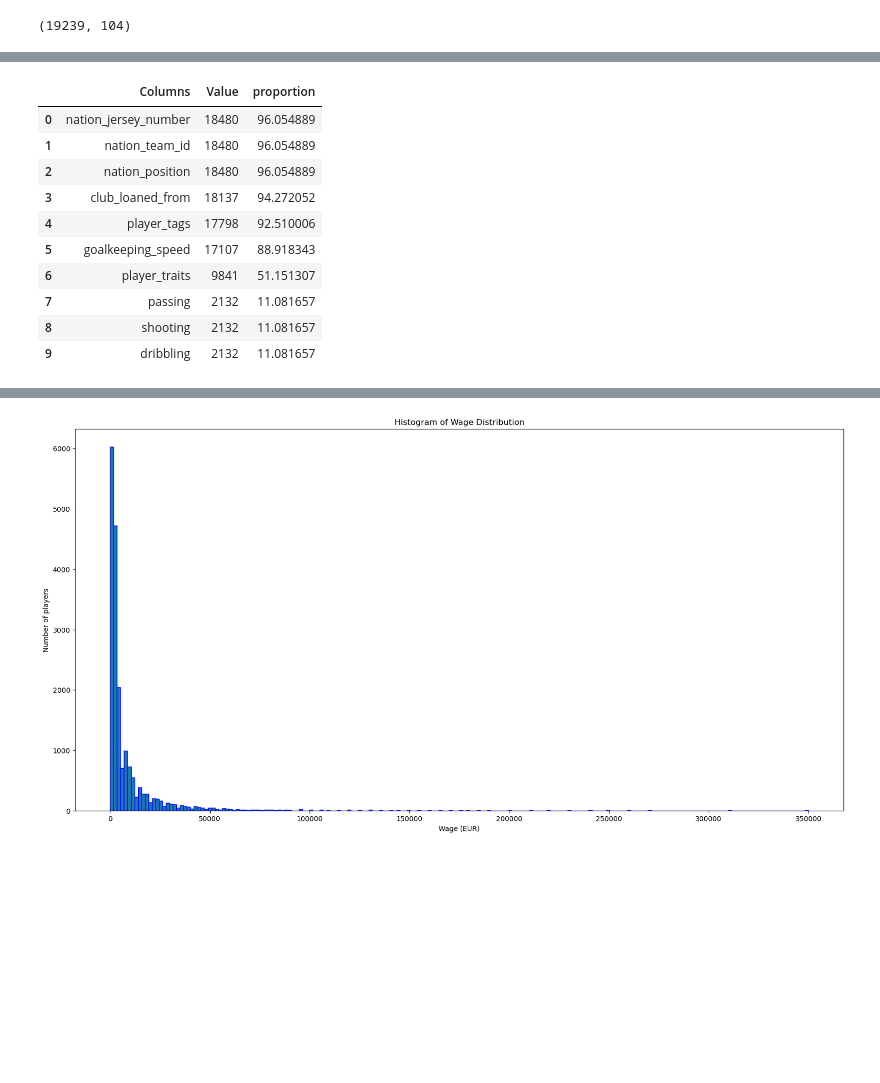
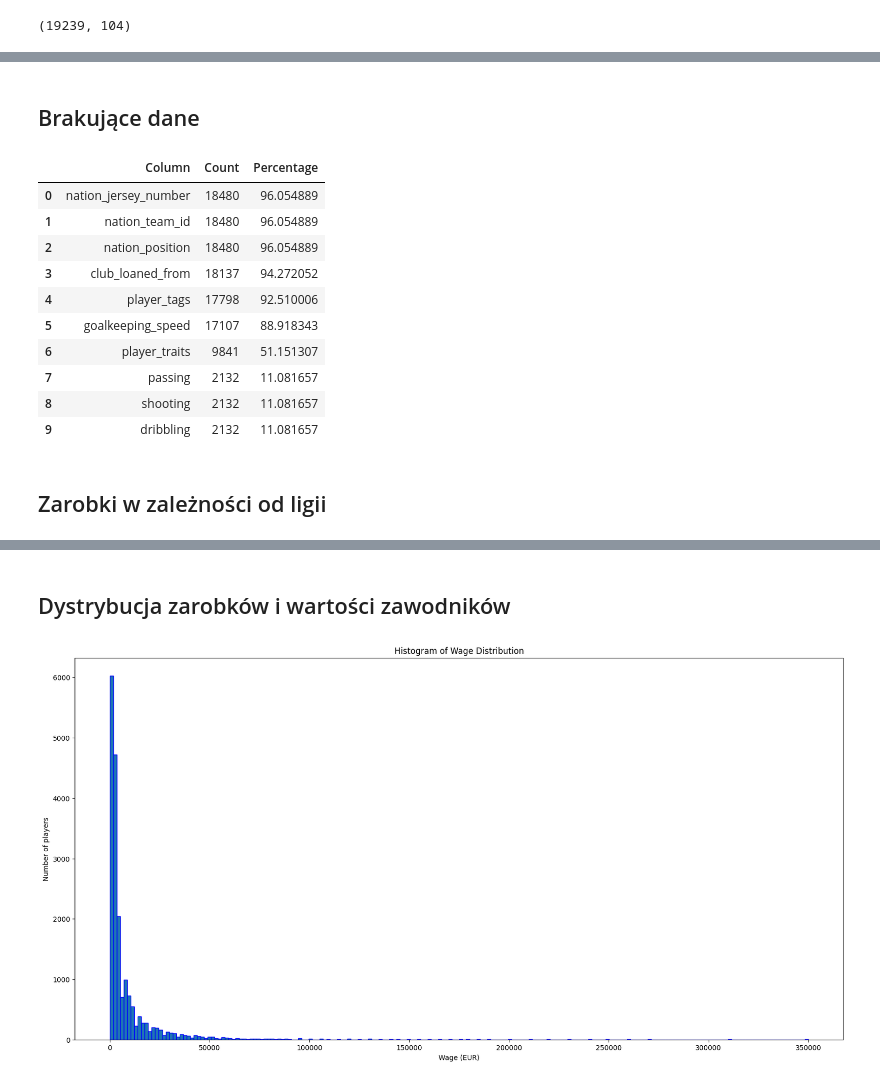
Before and after one commit to wojtek2288/ppd-projekt, a Jupyter notebook: ppd_projekt.ipynb, the cells around one changed output, grey strips where cells are left out. Drawn from its saved outputs; the diff is of its cells as text; code cells hidden in the pictures; blank space fills up the shorter version.

```diff
--- a/ppd_projekt.ipynb
+++ b/ppd_projekt.ipynb
@@ -44,14 +47,14 @@ list(data.columns)
  'rcb',
  'rb',
  'gk']
+# %% [markdown]
+## Brakujące dane
 # %%
-null_data = data.isna().sum().sort_values(ascending=False)
-null_data = null_data.reset_index(drop = False)
-null_data = null_data.rename(columns={"index": "Columns", 0: "Value"})
-null_data['proportion'] = (null_data['Value'] / len(data)) * 100
-null_data.head(10)
+empty_data = data.isna().sum().sort_values(ascending=False).reset_index(drop = False).rename(columns={"index": "Column", 0: 'Count'})
+empty_data['Percentage'] = (empty_data['Count'] / len(data)) * 100
+empty_data.head(10)
 # %% [output]
-|  | Columns | Value | proportion |
+|  | Column | Count | Percentage |
 | 0 | nation_jersey_number | 18480 | 96.054889 |
 | 1 | nation_team_id | 18480 | 96.054889 |
 | 2 | nation_position | 18480 | 96.054889 |
@@ -62,6 +65,8 @@ null_data.head(10)
 | 7 | passing | 2132 | 11.081657 |
 | 8 | shooting | 2132 | 11.081657 |
 | 9 | dribbling | 2132 | 11.081657 |
+# %% [markdown]
+## Zarobki w zależności od ligii
 # %%
 mean_wage_by_league = data.groupby('league_level')['wage_eur'].mean()
 
@@ -78,6 +83,8 @@ plt.title('Mean Wage by League Level')
 plt.show()
 # %% [output]
 [figure]
+# %% [markdown]
+## Dystrybucja zarobków i wartości zawodników
 # %%
 num_bins = 200
 
```
Also changed, not shown: parts of 11 cells of this notebook, 2 other files.
